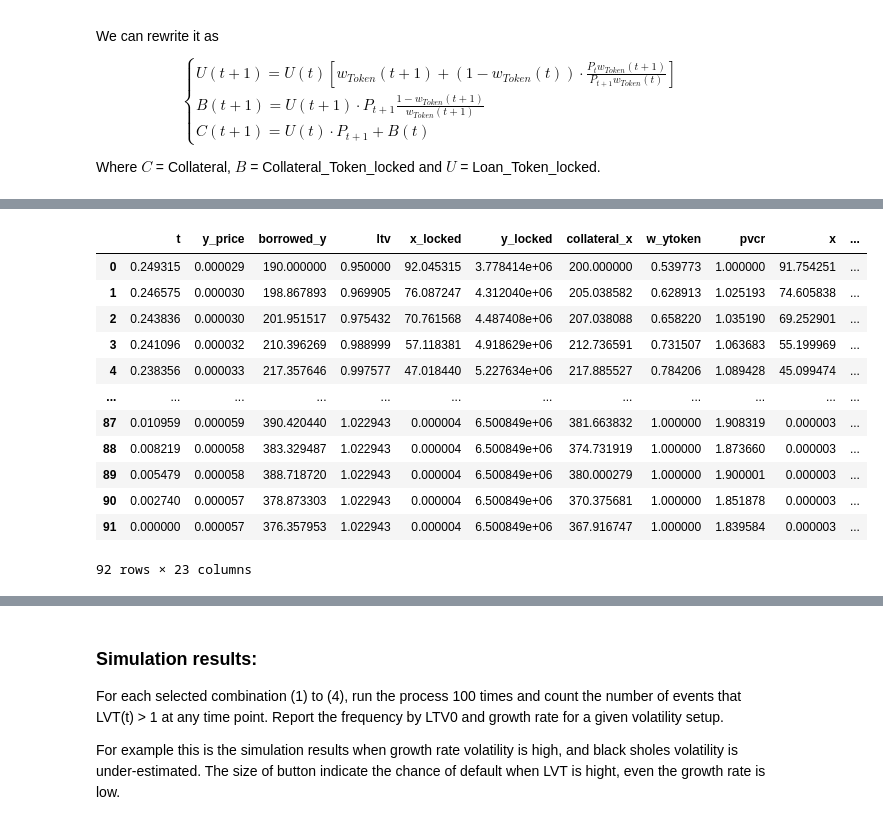
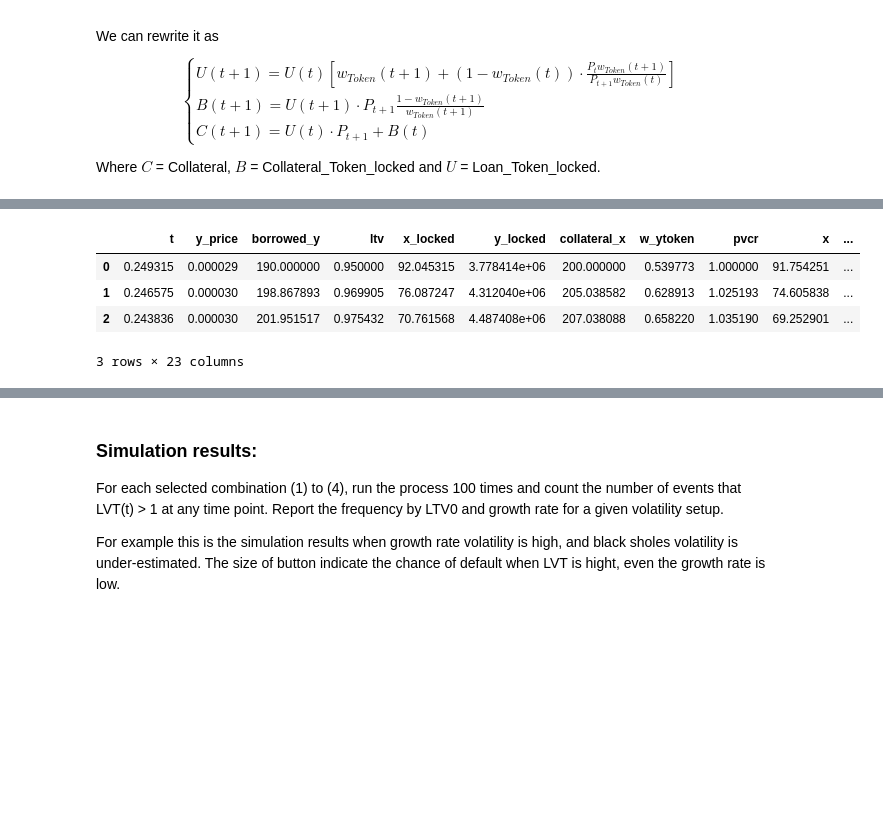
Before and after one commit to alexgo-io/alex-v1, a Jupyter notebook: notebooks/ALEX_issue16-simulation-Vectorization - updates - spotprice .ipynb, the cells around one changed output, grey strips where cells are left out. Saved outputs shown, nothing was run; the diff lists cells and outputs as text; code cells hidden in the pictures; blank space fills up the shorter version.

```diff
--- a/notebooks/ALEX_issue16-simulation-Vectorization - updates - spotprice .ipynb
+++ b/notebooks/ALEX_issue16-simulation-Vectorization - updates - spotprice .ipynb
@@ -274,19 +219,11 @@ one_test = get_episode_full(t,y_price=1/35000, Collateral=200, LTV0 = LTV0, bs_v
 # %%
-one_test
+one_test.head(3)
 # %% [output]
 |  | t | y_price | borrowed_y | ltv | x_locked | y_locked | collateral_x | w_ytoken | pvcr | x | ... |
 | 0 | 0.249315 | 0.000029 | 190.000000 | 0.950000 | 92.045315 | 3.778414e+06 | 200.000000 | 0.539773 | 1.000000 | 91.754251 | ... |
 | 1 | 0.246575 | 0.000030 | 198.867893 | 0.969905 | 76.087247 | 4.312040e+06 | 205.038582 | 0.628913 | 1.025193 | 74.605838 | ... |
 | 2 | 0.243836 | 0.000030 | 201.951517 | 0.975432 | 70.761568 | 4.487408e+06 | 207.038088 | 0.658220 | 1.035190 | 69.252901 | ... |
-| 3 | 0.241096 | 0.000032 | 210.396269 | 0.988999 | 57.118381 | 4.918629e+06 | 212.736591 | 0.731507 | 1.063683 | 55.199969 | ... |
-| 4 | 0.238356 | 0.000033 | 217.357646 | 0.997577 | 47.018440 | 5.227634e+06 | 217.885527 | 0.784206 | 1.089428 | 45.099474 | ... |
-| ... | ... | ... | ... | ... | ... | ... | ... | ... | ... | ... | ... |
-| 87 | 0.010959 | 0.000059 | 390.420440 | 1.022943 | 0.000004 | 6.500849e+06 | 381.663832 | 1.000000 | 1.908319 | 0.000003 | ... |
-| 88 | 0.008219 | 0.000058 | 383.329487 | 1.022943 | 0.000004 | 6.500849e+06 | 374.731919 | 1.000000 | 1.873660 | 0.000003 | ... |
-| 89 | 0.005479 | 0.000058 | 388.718720 | 1.022943 | 0.000004 | 6.500849e+06 | 380.000279 | 1.000000 | 1.900001 | 0.000003 | ... |
-| 90 | 0.002740 | 0.000057 | 378.873303 | 1.022943 | 0.000004 | 6.500849e+06 | 370.375681 | 1.000000 | 1.851878 | 0.000003 | ... |
-| 91 | 0.000000 | 0.000057 | 376.357953 | 1.022943 | 0.000004 | 6.500849e+06 | 367.916747 | 1.000000 | 1.839584 | 0.000003 | ... |
-92 rows × 23 columns
+3 rows × 23 columns
 # %%
 %matplotlib notebook
 import matplotlib.pyplot as plt
```
Also changed, not shown: parts of 6 cells of this notebook.
